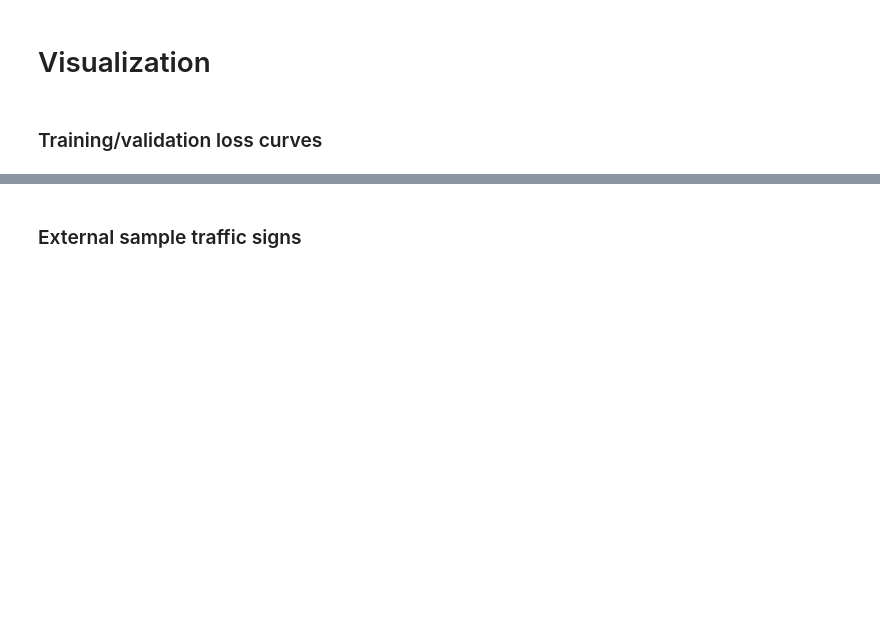
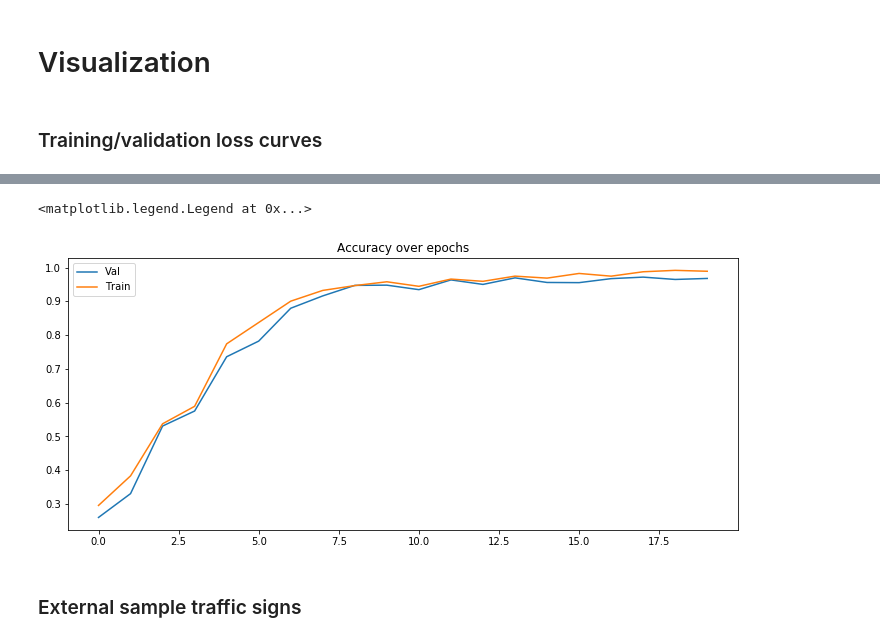
Before and after one commit to bwosh/CarND-Traffic-Sign-Classifier-Project, a Jupyter notebook: TrafficSignsClassifier.ipynb, the cells around one changed output, grey strips where cells are left out. Drawn from its saved outputs; the diff is of its cells as text; code cells hidden in the pictures; blank space fills up the shorter version.

```diff
--- a/TrafficSignsClassifier.ipynb
+++ b/TrafficSignsClassifier.ipynb
@@ -246 +423,10 @@ with tqdm(desc='Training', total=epochs) as p:
+# %%
+plt.figure(figsize=(12,5))
+plt.title("Accuracy over epochs")
+plt.plot(val_metrics.get_epochs_acc(), label='Val')
+plt.plot(train_metrics.get_epochs_acc(), label='Train')
+plt.legend()
+# %% [output]
+<matplotlib.legend.Legend at 0x...>
+[figure, added]
 # %%
```
Also changed, not shown: parts of 34 cells of this notebook, 2 other files.
